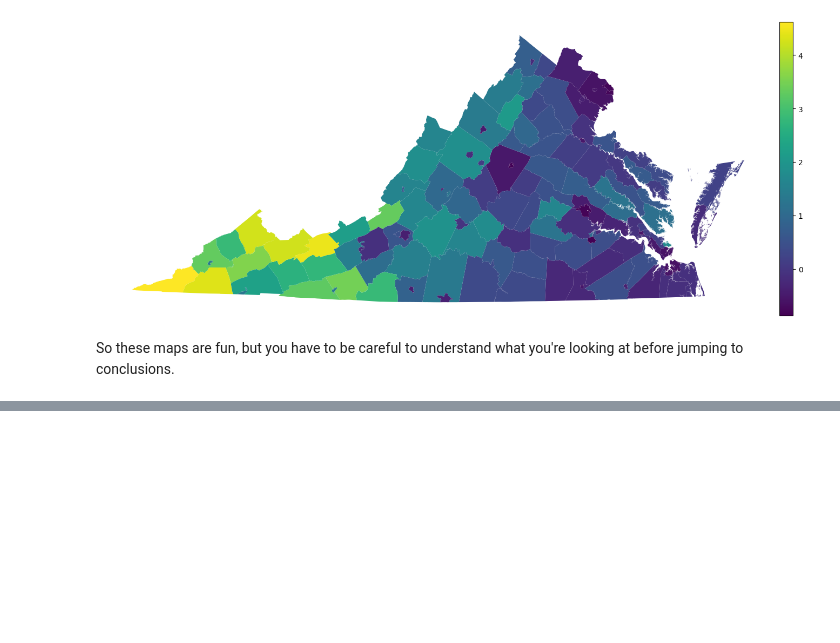
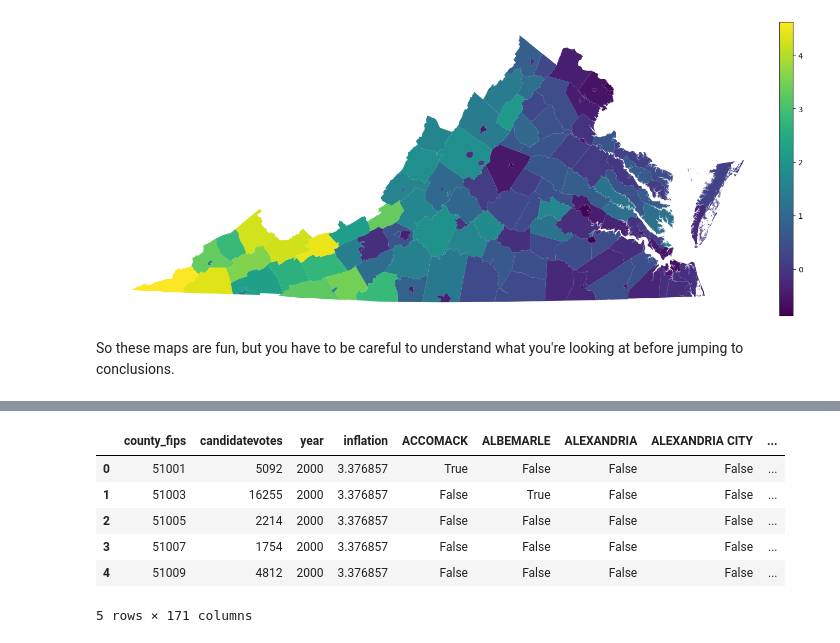
Before and after one commit to ashleyr05/project_voting, a Jupyter notebook: va_voting.ipynb, the cells around one changed output, grey strips where cells are left out. Cells and saved outputs as stored; diff of their text form; code cells hidden in the pictures; blank space fills up the shorter version.

```diff
--- a/va_voting.ipynb
+++ b/va_voting.ipynb
@@ -437,0 +441,4 @@ from sklearn.ensemble import RandomForestRegressor
+# %%
+#join inflation data with voting data based on year to form X matrix
+
+X_matrix = vote_df.merge(i_df, how = "left",left_on='year',right_on='year_only')
@@ -437,0 +455,16 @@ from sklearn.ensemble import RandomForestRegressor
+# %%
+#drop the year_only and datetime columns (not needed anymore)
+X1 = X_matrix.drop(["Datetime","year_only","DATE","county_name"], axis = 1)
+X_dummies = pd.get_dummies(X_matrix['county_name'])
+# %%
+X = pd.concat([X1,X_dummies], axis = 1)
+# %%
+X.head()
+# %% [output]
+|  | county_fips | candidatevotes | year | inflation | ACCOMACK | ALBEMARLE | ALEXANDRIA | ALEXANDRIA CITY | ... |
+| 0 | 51001 | 5092 | 2000 | 3.376857 | True | False | False | False | ... |
+| 1 | 51003 | 16255 | 2000 | 3.376857 | False | True | False | False | ... |
+| 2 | 51005 | 2214 | 2000 | 3.376857 | False | False | False | False | ... |
+| 3 | 51007 | 1754 | 2000 | 3.376857 | False | False | False | False | ... |
+| 4 | 51009 | 4812 | 2000 | 3.376857 | False | False | False | False | ... |
+5 rows × 171 columns
```
Also changed, not shown: parts of 5 cells of this notebook.
